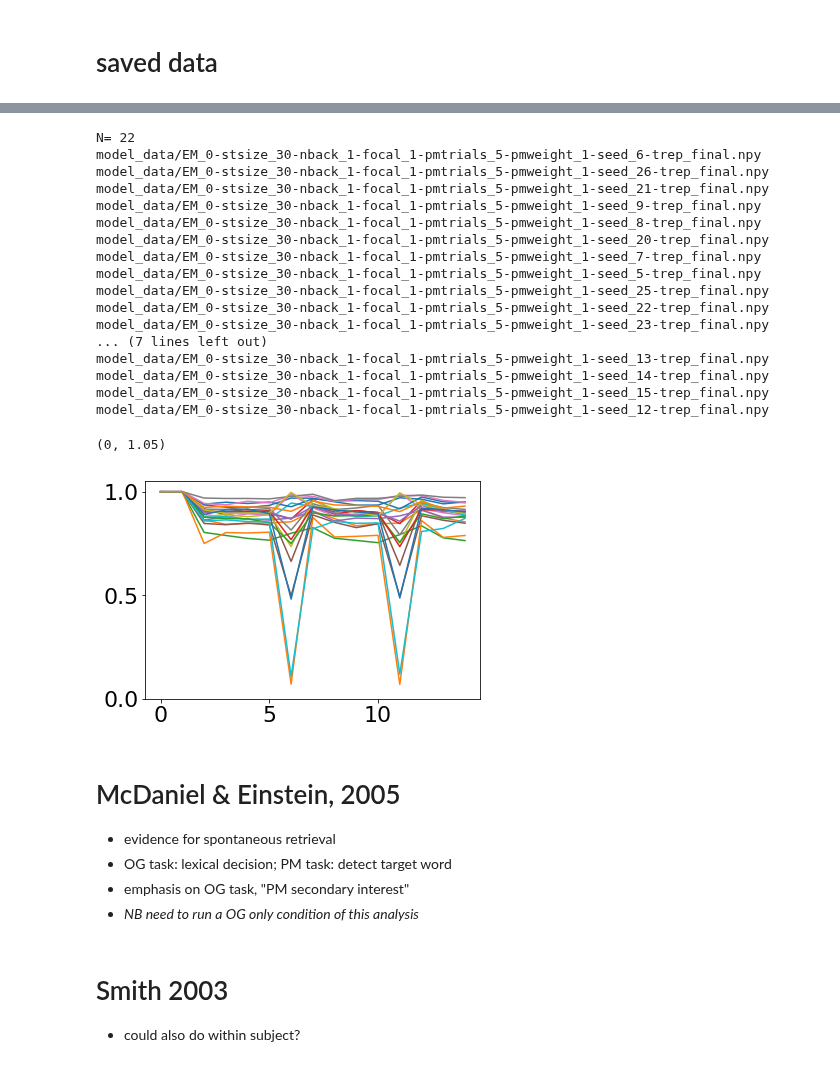
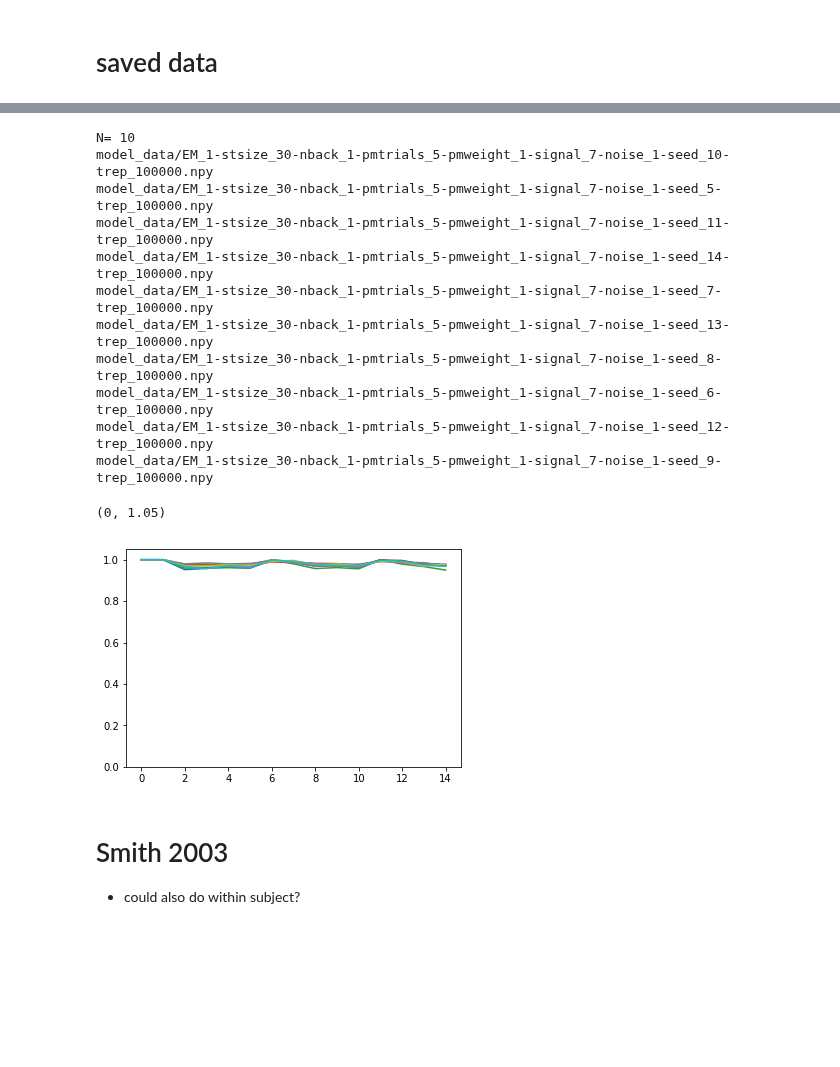
Before and after one commit to andrebeu/PM, a Jupyter notebook: analysis.ipynb, the cells around one changed output, grey strips where cells are left out. Drawn from its saved outputs; the diff is of its cells as text; code cells hidden in the pictures; blank space fills up the shorter version.

Commit message:
analysis

```diff
--- a/analysis.ipynb
+++ b/analysis.ipynb
@@ -9,7 +9,7 @@ import numpy as np
 from PMmodel import *
 
 from matplotlib import pyplot as plt
-plt.rcParams.update({'font.size':22})
+
 %matplotlib inline
 
 %load_ext autoreload
@@ -24,11 +21,12 @@ The autoreload extension is already loaded. To reload it, use:
 # %% [markdown]
 # saved data
 # %%
-def load_acc(fpath,verb=False):
+def load_acc(fpath,verb=False,vv=True):
   neps = 1500
   teseqlen = 15
   fpathL = glob('model_data/'+fpath)
-  print('N=',len(fpathL))
+  if vv:
+    print('N=',len(fpathL))
   if verb:
     for i in fpathL: print(i)
   nnets = len(fpathL)
@@ -42,40 +83,30 @@ pm_trials = [6,11]
 # %%
-EM = 0
+EM = 1
 stsize = 30
 nback = 1
 pmtrials = 5
+pmweight=1
+signal=7
+noise=8-signal
 seed = "*"
-trep = 'final'
-fpath = "EM_%s-stsize_%s-nback_%s-focal_1-pmtrials_%s-pmweight_1-seed_%s-trep_%s.npy"%(
-            EM, stsize, nback, pmtrials, seed, trep)
+trep = '1*'
+fpath = "EM_%s-stsize_%s-nback_%s-pmtrials_%s-pmweight_%s-signal_%s-noise_%s-seed_%s-trep_%s.npy"%(
+            EM, stsize, nback, pmtrials, pmweight, signal, noise, seed, trep)
 
-score = load_score(fpath,True)
-acc = score.mean(1)
+acc = load_acc(fpath,True)
 plt.plot(acc.T)
 plt.ylim(0,1.05)
 # %% [output]
-N= 22
-model_data/EM_0-stsize_30-nback_1-focal_1-pmtrials_5-pmweight_1-seed_6-trep_final.npy
-model_data/EM_0-stsize_30-nback_1-focal_1-pmtrials_5-pmweight_1-seed_26-trep_final.npy
-model_data/EM_0-stsize_30-nback_1-focal_1-pmtrials_5-pmweight_1-seed_21-trep_final.npy
-model_data/EM_0-stsize_30-nback_1-focal_1-pmtrials_5-pmweight_1-seed_9-trep_final.npy
-model_data/EM_0-stsize_30-nback_1-focal_1-pmtrials_5-pmweight_1-seed_8-trep_final.npy
-model_data/EM_0-stsize_30-nback_1-focal_1-pmtrials_5-pmweight_1-seed_20-trep_final.npy
-model_data/EM_0-stsize_30-nback_1-focal_1-pmtrials_5-pmweight_1-seed_7-trep_final.npy
-model_data/EM_0-stsize_30-nback_1-focal_1-pmtrials_5-pmweight_1-seed_5-trep_final.npy
-model_data/EM_0-stsize_30-nback_1-focal_1-pmtrials_5-pmweight_1-seed_25-trep_final.npy
-model_data/EM_0-stsize_30-nback_1-focal_1-pmtrials_5-pmweight_1-seed_22-trep_final.npy
-model_data/EM_0-stsize_30-nback_1-focal_1-pmtrials_5-pmweight_1-seed_23-trep_final.npy
-... (7 lines left out)
-model_data/EM_0-stsize_30-nback_1-focal_1-pmtrials_5-pmweight_1-seed_13-trep_final.npy
-model_data/EM_0-stsize_30-nback_1-focal_1-pmtrials_5-pmweight_1-seed_14-trep_final.npy
-model_data/EM_0-stsize_30-nback_1-focal_1-pmtrials_5-pmweight_1-seed_15-trep_final.npy
-model_data/EM_0-stsize_30-nback_1-focal_1-pmtrials_5-pmweight_1-seed_12-trep_final.npy
+N= 10
+model_data/EM_1-stsize_30-nback_1-pmtrials_5-pmweight_1-signal_7-noise_1-seed_10-trep_100000.npy
+model_data/EM_1-stsize_30-nback_1-pmtrials_5-pmweight_1-signal_7-noise_1-seed_5-trep_100000.npy
+model_data/EM_1-stsize_30-nback_1-pmtrials_5-pmweight_1-signal_7-noise_1-seed_11-trep_100000.npy
+model_data/EM_1-stsize_30-nback_1-pmtrials_5-pmweight_1-signal_7-noise_1-seed_14-trep_100000.npy
+model_data/EM_1-stsize_30-nback_1-pmtrials_5-pmweight_1-signal_7-noise_1-seed_7-trep_100000.npy
+model_data/EM_1-stsize_30-nback_1-pmtrials_5-pmweight_1-signal_7-noise_1-seed_13-trep_100000.npy
+model_data/EM_1-stsize_30-nback_1-pmtrials_5-pmweight_1-signal_7-noise_1-seed_8-trep_100000.npy
+model_data/EM_1-stsize_30-nback_1-pmtrials_5-pmweight_1-signal_7-noise_1-seed_6-trep_100000.npy
+model_data/EM_1-stsize_30-nback_1-pmtrials_5-pmweight_1-signal_7-noise_1-seed_12-trep_100000.npy
+model_data/EM_1-stsize_30-nback_1-pmtrials_5-pmweight_1-signal_7-noise_1-seed_9-trep_100000.npy
 (0, 1.05)
-[figure, old version]
+[figure, new version]
-# %% [markdown]
-# McDaniel & Einstein, 2005
-- evidence for spontaneous retrieval
-- OG task: lexical decision; PM task: detect target word
-- emphasis on OG task, "PM secondary interest"
-- *NB need to run a OG only condition of this analysis*
```
Also changed, not shown: parts of 11 cells of this notebook.
